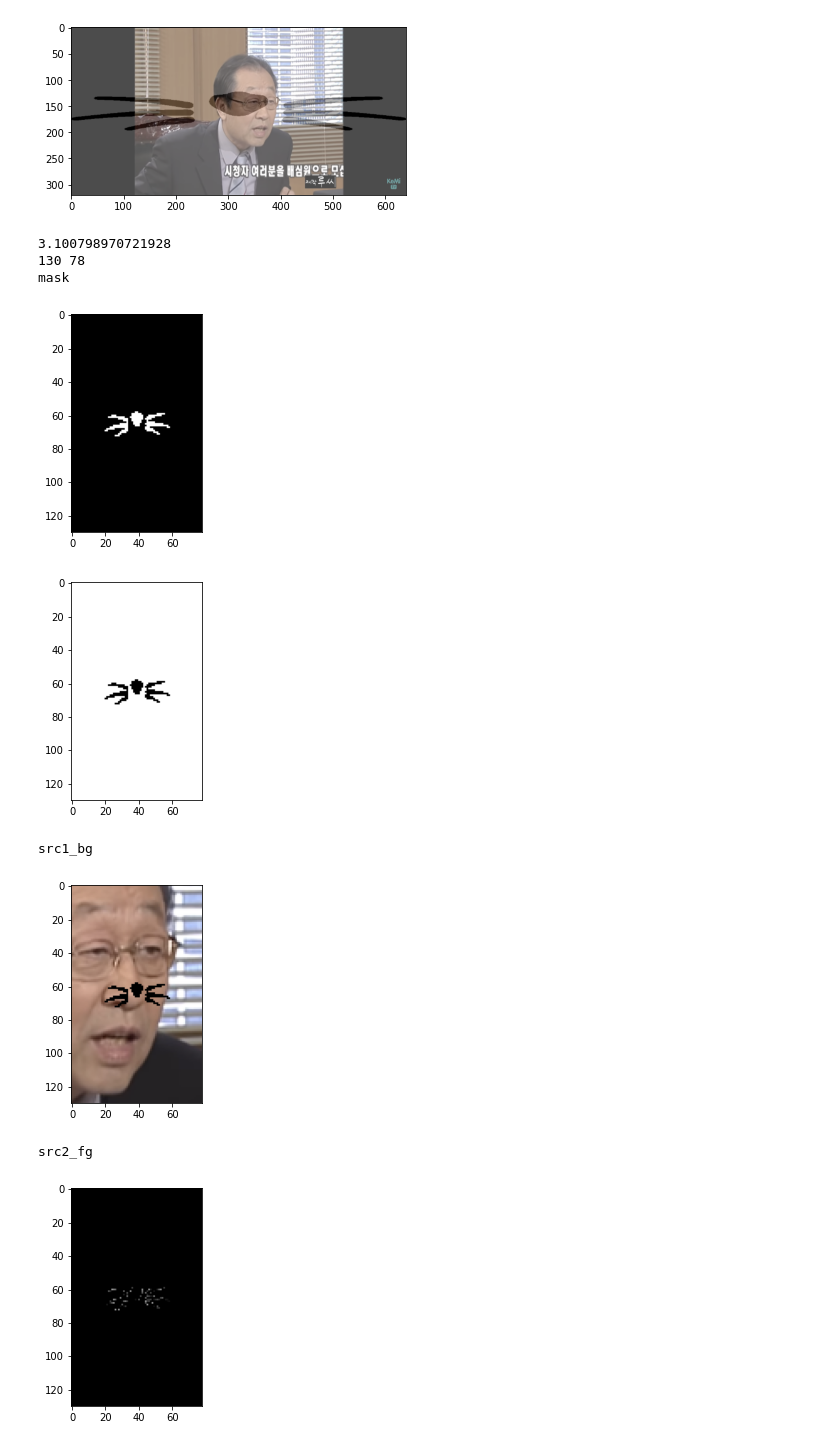
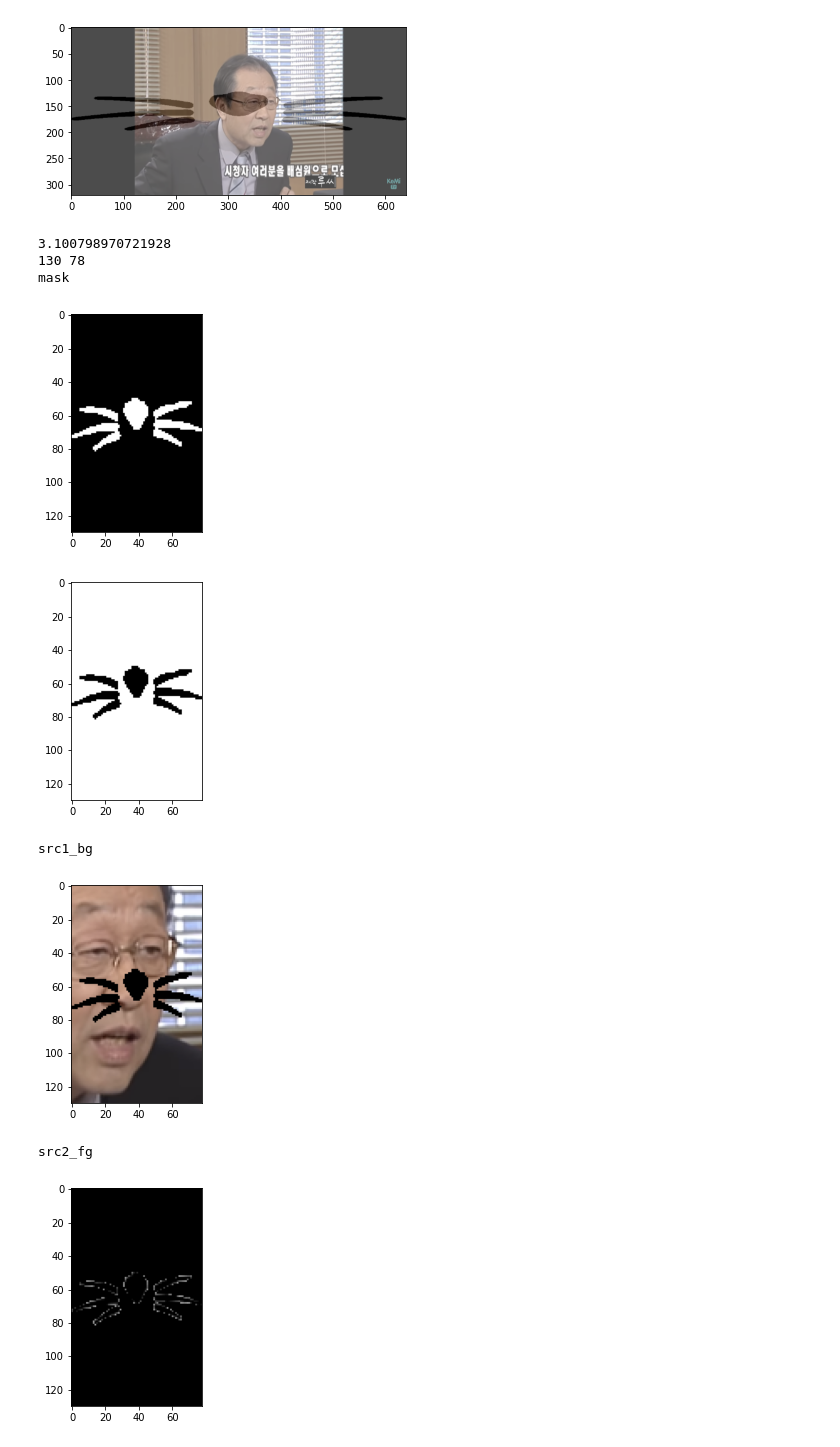
Before and after one commit to moonkl7/Simple_AI, a Jupyter notebook: [E-03]FaceSticker.ipynb, the cells around one changed output. Saved outputs shown, nothing was run; the diff lists cells and outputs as text; code cells hidden in the pictures.

```diff
--- a/[E-03]FaceSticker.ipynb
+++ b/[E-03]FaceSticker.ipynb
@@ -277,7 +277,7 @@ for dlib_rect, landmark in zip(dlib_rects, list_landmarks):
     dgree = np.arccos(-cosdgree)
     print(dgree)
 
-rot_mat = cv2.getRotationMatrix2D( (cols/2, rows/2), dgree,0.5)
+rot_mat = cv2.getRotationMatrix2D( (cols/2, rows/2), dgree,1)
 src2 = cv2.warpAffine(img_sticker, rot_mat, (cols,rows))
 
 #소스를 원래기준으로 흰배경 검은수염으로 바꿈.
@@ -298,36 +298,36 @@ plt.show()
 plt.imshow(cv2.cvtColor(mask, cv2.COLOR_BGR2RGB))
 plt.show()
 
 print("src1_bg")
 src1_bg = cv2.bitwise_and(roi,roi,mask=mask) #배경에서만 연산 = src1 배경 복사
 plt.imshow(cv2.cvtColor(src1_bg, cv2.COLOR_BGR2RGB))
 plt.show()
 
 
 print("src2_fg")
 src2_fg = cv2.bitwise_and(src2,src2, mask = mask_inv) #로고에서만 연산
 plt.imshow(cv2.cvtColor(src2_fg, cv2.COLOR_BGR2RGB))
 plt.show()
 
 dst = cv2.bitwise_or(src1_bg, src2_fg) #src1_bg와 src2_fg를 합성
 plt.imshow(cv2.cvtColor(dst, cv2.COLOR_BGR2RGB))
 plt.show()
 
 
 #refined_y 이미지의 y시작점 refined_x x시작점. x위치부터 이미지의 가로길이 만큼 이동됨.
 src1[refined_y:rows+refined_y,refined_x:cols+refined_x] = dst
 
 
 
 plt.imshow(cv2.cvtColor(src1, cv2.COLOR_BGR2RGB))
 plt.show()
 # %% [output]
 3.100798970721928
 130 78
 mask
-[figure, old version]
+[figure, new version]
-[figure, old version]
+[figure, new version]
 src1_bg
-[figure, old version]
+[figure, new version]
 src2_fg
-[figure, old version]
+[figure, new version]
```
Also changed, not shown: parts of 1 cell of this notebook.
